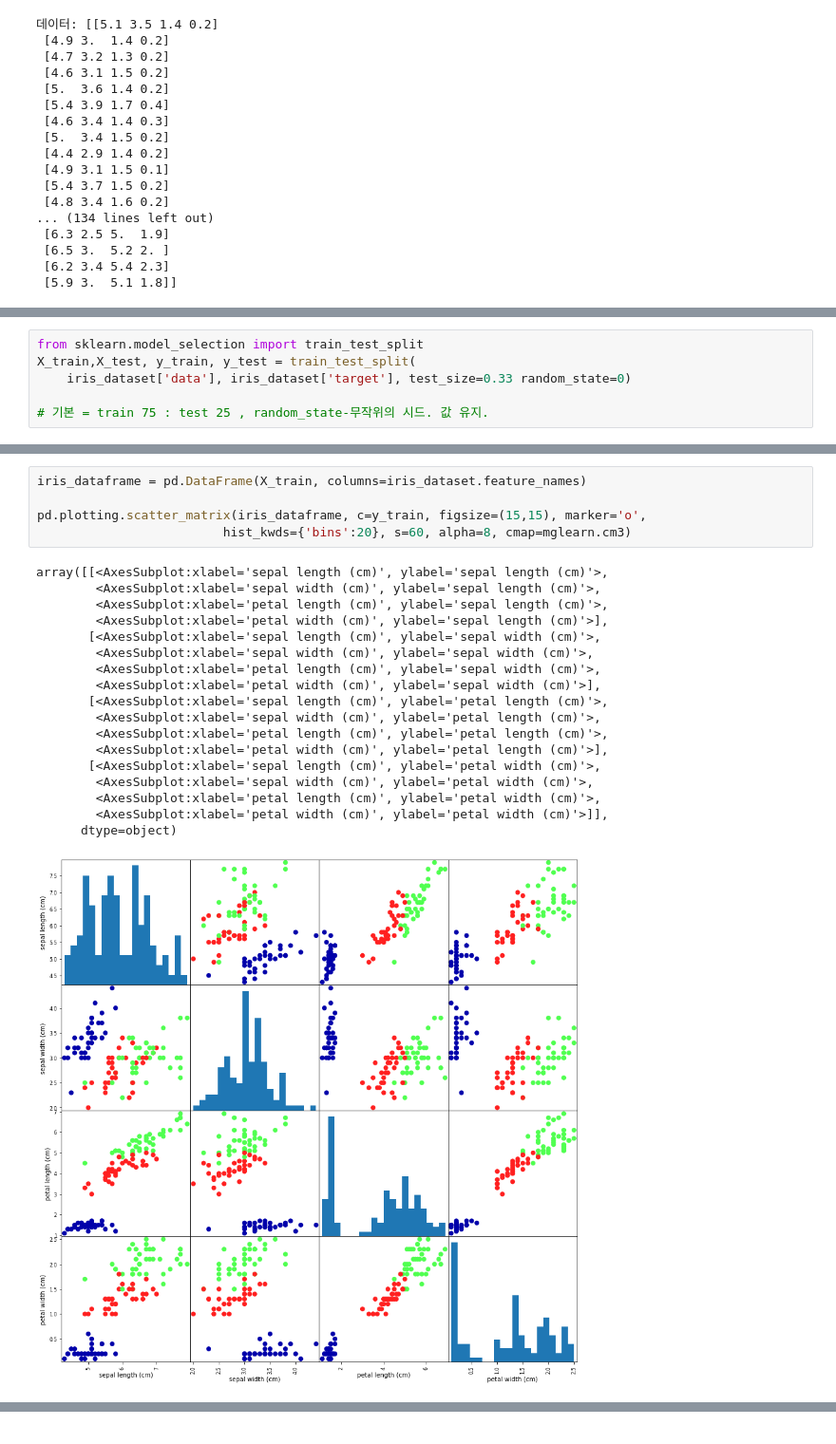
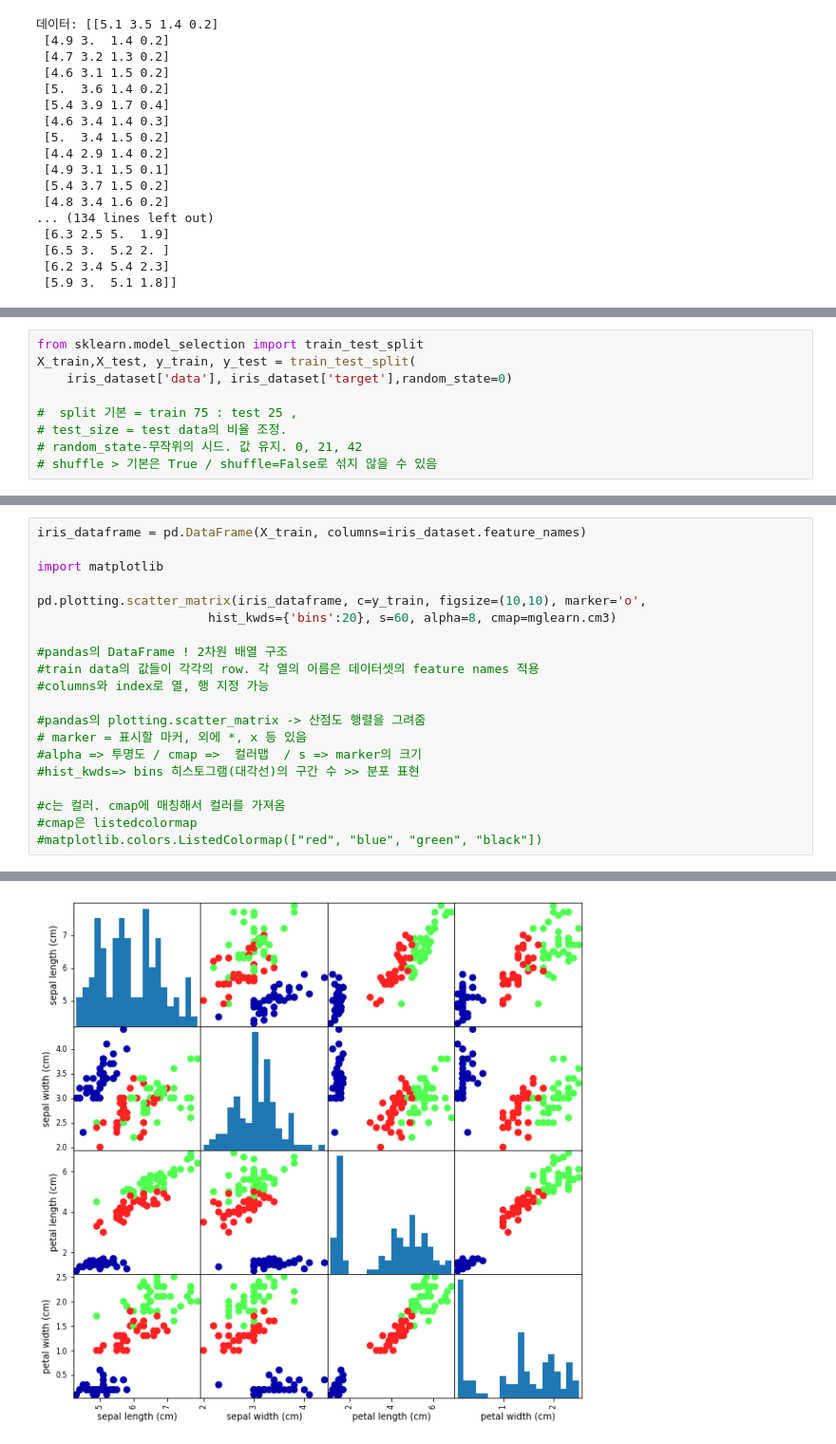
Before and after one commit to comet08/Machine_Learning, a Jupyter notebook: knn/Iris.ipynb, the cells around one changed output, grey strips where cells are left out. Shown: that part at 95% size. Cells and saved outputs as stored; diff of their text form.

```diff
--- a/knn/Iris.ipynb
+++ b/knn/Iris.ipynb
@@ -89,9 +100,12 @@ data의 크기: (150, 4)
 # %%
 from sklearn.model_selection import train_test_split
 X_train,X_test, y_train, y_test = train_test_split(
-    iris_dataset['data'], iris_dataset['target'], test_size=0.33 random_state=0)
+    iris_dataset['data'], iris_dataset['target'],random_state=0)
 
-# 기본 = train 75 : test 25 , random_state-무작위의 시드. 값 유지.
+#  split 기본 = train 75 : test 25 ,
+# test_size = test data의 비율 조정.
+# random_state-무작위의 시드. 값 유지. 0, 21, 42
+# shuffle > 기본은 True / shuffle=False로 섞지 않을 수 있음
 # %%
 print("X_train 크기:{}".format(X_train.shape))
 print("y_train 크기:{}".format(y_train.shape))
@@ -107,24 +122,21 @@ y_test 크기:(38,)
-# %%
-iris_dataframe = pd.DataFrame(X_train, columns=iris_dataset.feature_names)
-
-pd.plotting.scatter_matrix(iris_dataframe, c=y_train, figsize=(15,15), marker='o',
-                         hist_kwds={'bins':20}, s=60, alpha=8, cmap=mglearn.cm3)
-# %% [output]
-array([[<AxesSubplot:xlabel='sepal length (cm)', ylabel='sepal length (cm)'>,
-        <AxesSubplot:xlabel='sepal width (cm)', ylabel='sepal length (cm)'>,
-        <AxesSubplot:xlabel='petal length (cm)', ylabel='sepal length (cm)'>,
-        <AxesSubplot:xlabel='petal width (cm)', ylabel='sepal length (cm)'>],
-       [<AxesSubplot:xlabel='sepal length (cm)', ylabel='sepal width (cm)'>,
-        <AxesSubplot:xlabel='sepal width (cm)', ylabel='sepal width (cm)'>,
-        <AxesSubplot:xlabel='petal length (cm)', ylabel='sepal width (cm)'>,
-        <AxesSubplot:xlabel='petal width (cm)', ylabel='sepal width (cm)'>],
-       [<AxesSubplot:xlabel='sepal length (cm)', ylabel='petal length (cm)'>,
-        <AxesSubplot:xlabel='sepal width (cm)', ylabel='petal length (cm)'>,
-        <AxesSubplot:xlabel='petal length (cm)', ylabel='petal length (cm)'>,
-        <AxesSubplot:xlabel='petal width (cm)', ylabel='petal length (cm)'>],
-       [<AxesSubplot:xlabel='sepal length (cm)', ylabel='petal width (cm)'>,
-        <AxesSubplot:xlabel='sepal width (cm)', ylabel='petal width (cm)'>,
-        <AxesSubplot:xlabel='petal length (cm)', ylabel='petal width (cm)'>,
-        <AxesSubplot:xlabel='petal width (cm)', ylabel='petal width (cm)'>]],
-      dtype=object)
-[figure, removed]
+# %%
+iris_dataframe = pd.DataFrame(X_train, columns=iris_dataset.feature_names)
+
+import matplotlib
+
+pd.plotting.scatter_matrix(iris_dataframe, c=y_train, figsize=(10,10), marker='o',
+                       hist_kwds={'bins':20}, s=60, alpha=8, cmap=mglearn.cm3)
+
+#pandas의 DataFrame ! 2차원 배열 구조
+#train data의 값들이 각각의 row. 각 열의 이름은 데이터셋의 feature names 적용
+#columns와 index로 열, 행 지정 가능
+
+#pandas의 plotting.scatter_matrix -> 산점도 행렬을 그려줌
+# marker = 표시할 마커, 외에 *, x 등 있음
+#alpha => 투명도 / cmap =>  컬러맵  / s => marker의 크기
+#hist_kwds=> bins 히스토그램(대각선)의 구간 수 >> 분포 표현
+
+#c는 컬러. cmap에 매칭해서 컬러를 가져옴
+#cmap은 listedcolormap
+#matplotlib.colors.ListedColormap(["red", "blue", "green", "black"])
+# %% [output]
@@ -130,0 +160 @@ array([[<AxesSubplot:xlabel='sepal length (cm)', ylabel='sepal length (cm)'>,
+[figure, added]
```
Also changed, not shown: parts of 24 cells of this notebook.
